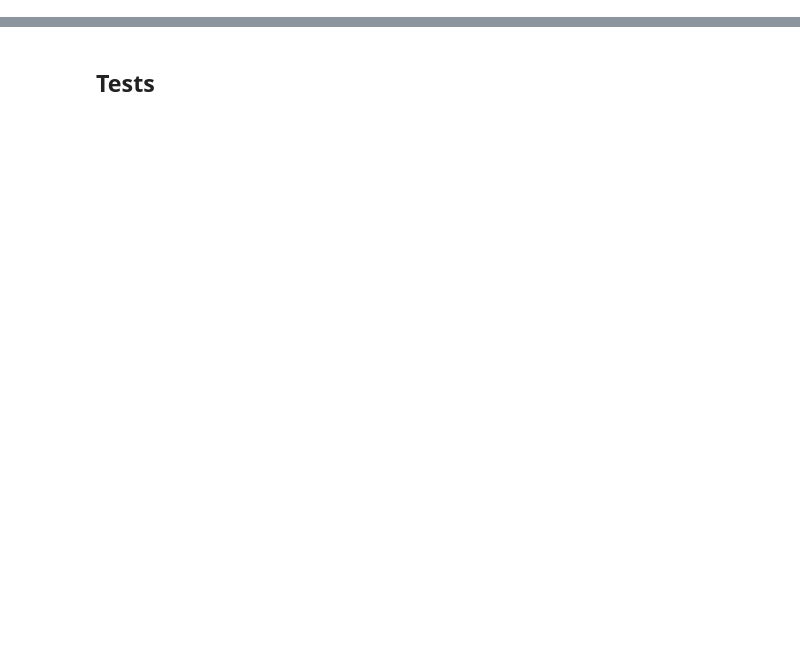
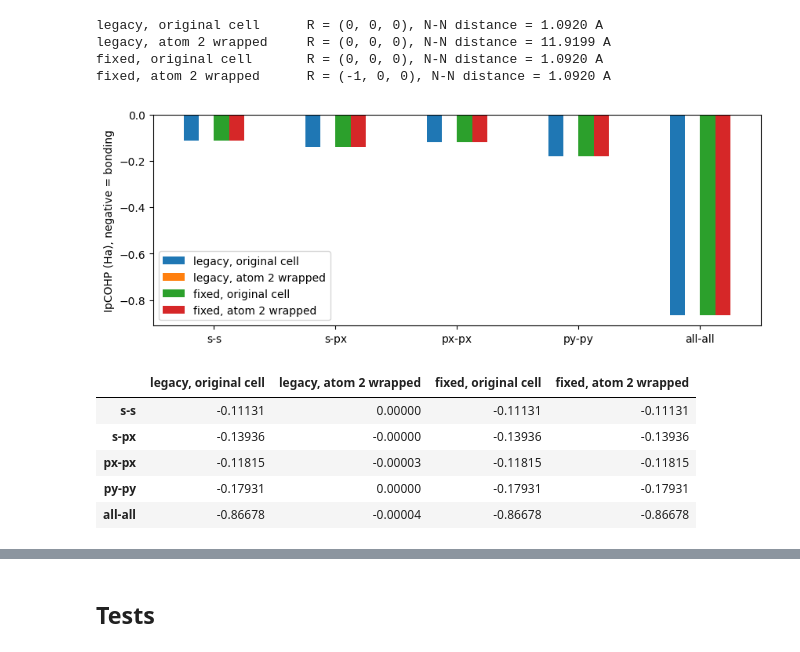
Before and after one commit to benrich37/crawfish, a Jupyter notebook: examples/fix_comparisons/F3_lattice_images.ipynb, the cells around one changed output, grey strips where cells are left out. Saved outputs shown, nothing was run; the diff lists cells and outputs as text; code cells hidden in the pictures; blank space fills up the shorter version.

```diff
--- a/examples/fix_comparisons/F3_lattice_images.ipynb
+++ b/examples/fix_comparisons/F3_lattice_images.ipynb
@@ -100,18 +119,0 @@ table.round(4)
-# %%
-erange = np.linspace(-2.0, 2.0, 801)
-gauss = lambda e0: np.exp(-((erange[:, None, None] - e0[None]) ** 2) / 0.002) / np.sqrt(np.pi * 0.002)
-fig, ax = plt.subplots(figsize=(7, 3.5))
-for i, (name, tau) in enumerate(WRAPPINGS.items()):
-    proj, e = data[name]
-    # Today: crawfish R=0 weights times the R=0 hopping of that cell choice
-    w_now = crawfish_r0(proj) * hopping(tau, 0)
-    ax.plot(erange, -(gauss(e) * w_now[None]).sum(axis=(1, 2)), color=f"C{i}", label=f"crawfish today, {name}")
-    R = min((-1, 0, 1), key=lambda R: abs(tau + R))
-    w_ref = resolved_weights(proj, tau, R, "cohp")
-    ax.plot(erange, -(gauss(e) * w_ref[None]).sum(axis=(1, 2)), "k--" if i == 0 else "k:", lw=1.5,
-            label=f"R-resolved nearest image, {name}")
-ax.set_xlabel("E (Ha)")
-ax.set_ylabel("−COHP (bonding positive)")
-ax.legend(fontsize=8)
-savefig(fig, "F3_cohp_spectra")
-plt.show()
@@ -119,0 +126,37 @@ plt.show()
+# %%
+L = (1, 0, 0)
+descriptions = {}
+for fixed in (False, True):
+    tag = "fixed" if fixed else "legacy"
+    descriptions[f"{tag}, original cell"] = load_edata_at("F3", fixed=fixed)
+    descriptions[f"{tag}, atom 2 wrapped"] = wrapped_edata(load_edata_at("F3", fixed=fixed), "N #2", L)
+
+for name, ed in descriptions.items():
+    (pair,) = get_pair_images(ed, idcs1=0, idcs2=1)
+    print(f"{name:26s} R = {pair['R']}, N-N distance = {pair['distance']:.4f} A")
+
+PAIRS = [("s", "s"), ("s", "px"), ("px", "px"), ("py", "py"), (None, None)]
+label = lambda o1, o2: "all-all" if o1 is None else f"{o1}-{o2}"
+n2_table = pd.DataFrame({
+    name: {label(o1, o2): last_value(get_ipcohp(ed, idcs1=0, idcs2=1, orbs1=o1, orbs2=o2, use_cache=False))
+           for o1, o2 in PAIRS}
+    for name, ed in descriptions.items()
+})
+ax = n2_table.plot.bar(rot=0, figsize=(10, 3.5))
+ax.axhline(0, color="black", lw=0.5)
+ax.set_ylabel("IpCOHP (Ha), negative = bonding")
+savefig(ax.figure, "F3_n2_wrapping_icohp")
+plt.show()
+n2_table.round(5)
+# %% [output]
+legacy, original cell      R = (0, 0, 0), N-N distance = 1.0920 A
+legacy, atom 2 wrapped     R = (0, 0, 0), N-N distance = 11.9199 A
+fixed, original cell       R = (0, 0, 0), N-N distance = 1.0920 A
+fixed, atom 2 wrapped      R = (-1, 0, 0), N-N distance = 1.0920 A
+[figure, added]
+|  | legacy, original cell | legacy, atom 2 wrapped | fixed, original cell | fixed, atom 2 wrapped |
+| s-s | -0.11131 | 0.00000 | -0.11131 | -0.11131 |
+| s-px | -0.13936 | -0.00000 | -0.13936 | -0.13936 |
+| px-px | -0.11815 | -0.00003 | -0.11815 | -0.11815 |
+| py-py | -0.17931 | 0.00000 | -0.17931 | -0.17931 |
+| all-all | -0.86678 | -0.00004 | -0.86678 | -0.86678 |
```
Also changed, not shown: parts of 18 cells of this notebook, 29 other files.
